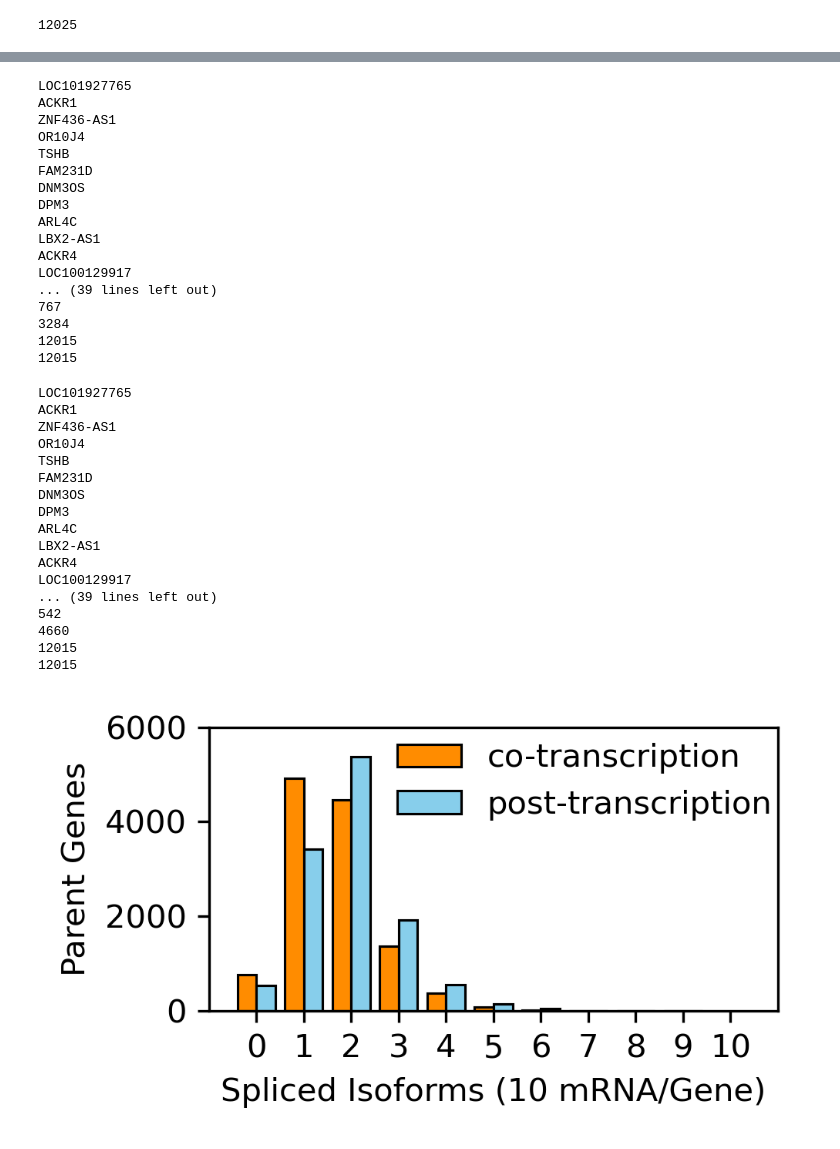
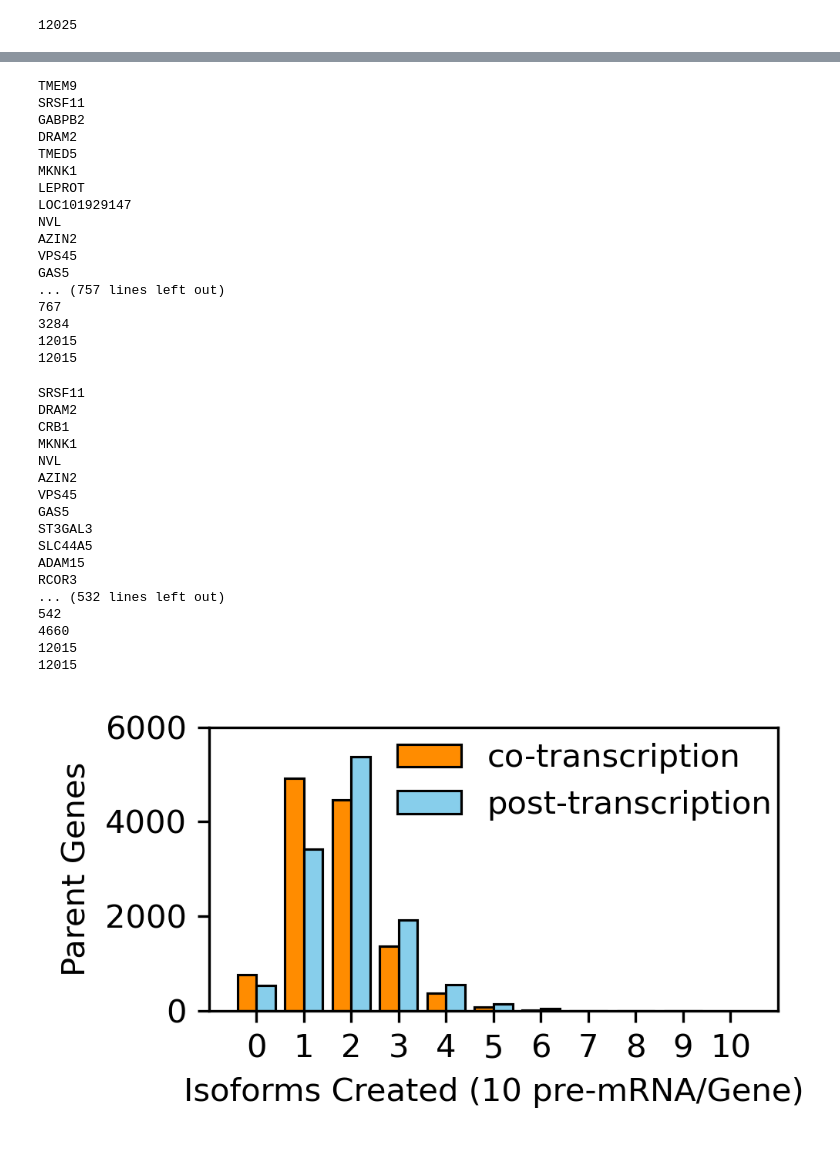
Before and after one commit to Thornburg-Research/isosplicer, a Jupyter notebook: publication_simulations/analysis/analysis_Multi_Isoform_Gene_Summaries.ipynb, the cells around one changed output, grey strips where cells are left out. Saved outputs shown, nothing was run; the diff lists cells and outputs as text; code cells hidden in the pictures.

Commit message:
Updated figure axis label

```diff
--- a/publication_simulations/analysis/analysis_Multi_Isoform_Gene_Summaries.ipynb
+++ b/publication_simulations/analysis/analysis_Multi_Isoform_Gene_Summaries.ipynb
@@ -79,10 +79,12 @@ for gene, summ in coData.items():
 
     if 'isoforms' in summ:
         coSumm['allIsoforms'].append(summ['isoforms'])
-        if summ['isoforms'] == 1:
-            print(gene)
+        # if summ['isoforms'] == 1:
+        #     print(gene)
     if 'mrnaMade' in summ:
         coSumm['allMrnaMade'].append(summ['mrnaMade'])
+        if summ['mrnaMade'] == 0:
+            print(gene)
 
     # except:
     #     print(gene)
@@ -94,19 +96,19 @@ print(len(coSumm['incomplete']))
 print(len(coSumm['allIsoforms']))
 print(len(coSumm['allMrnaMade']))
 # %% [output]
-LOC101927765
-ACKR1
-ZNF436-AS1
-OR10J4
-TSHB
-FAM231D
-DNM3OS
-DPM3
-ARL4C
-LBX2-AS1
-ACKR4
-LOC100129917
-... (39 lines left out)
+TMEM9
+SRSF11
+GABPB2
+DRAM2
+TMED5
+MKNK1
+LEPROT
+LOC101929147
+NVL
+AZIN2
+VPS45
+GAS5
+... (757 lines left out)
 767
 3284
 12015
@@ -143,10 +145,12 @@ for gene, summ in noData.items():
 
     if 'isoforms' in summ:
         noSumm['allIsoforms'].append(summ['isoforms'])
-        if summ['isoforms'] == 1:
-            print(gene)
+        # if summ['isoforms'] == 1:
+        #     print(gene)
     if 'mrnaMade' in summ:
         noSumm['allMrnaMade'].append(summ['mrnaMade'])
+        if summ['mrnaMade'] == 0:
+            print(gene)
 
 print(len(noSumm['errors']))
 print(len(noSumm['noSim']))
@@ -155,19 +159,19 @@ print(len(noSumm['incomplete']))
 print(len(noSumm['allIsoforms']))
 print(len(noSumm['allMrnaMade']))
 # %% [output]
-LOC101927765
-ACKR1
-ZNF436-AS1
-OR10J4
-TSHB
-FAM231D
-DNM3OS
-DPM3
-ARL4C
-LBX2-AS1
-ACKR4
-LOC100129917
-... (39 lines left out)
+SRSF11
+DRAM2
+CRB1
+MKNK1
+NVL
+AZIN2
+VPS45
+GAS5
+ST3GAL3
+SLC44A5
+ADAM15
+RCOR3
+... (532 lines left out)
 542
 4660
 12015
@@ -176,32 +180,32 @@ LOC100129917
 # plt.rcParams.update({'font.size': 14})
 # plt.rcParams.update({"font.family": 'sans-serif'})
 
 # plt.rcParams['figure.dpi'] = 300
 
 # plt.figure(figsize=(3.3,2))
 fig = plt.figure(figsize=(3.4,2))
 
 ax = plt.gca()
 
 bins = [x-0.5 for x in range(0,11)]
 ax.hist([coSumm['allMrnaMade'], noSumm['allMrnaMade']],
         color=['darkorange','skyblue'], edgecolor='k', linewidth=0.75, bins=bins, label=['co-transcription', 'post-transcription'])
 
 ax.set_xlim(-1,11)
 ax.set_ylim(0,6000)
 ax.set_ylabel('Parent Genes')
-ax.set_xlabel('Spliced Isoforms (10 mRNA/Gene)')
+ax.set_xlabel('Isoforms Created (10 pre-mRNA/Gene)')
 
 # ax.set_yscale('log')
 
 ax.xaxis.set_ticks(np.array([0,1,2,3,4,5,6,7,8,9,10]))
 
 ax.legend(frameon=False, bbox_to_anchor=(0.28,0.57))
 
 # fig.set_dpi(300)
 # ax.set_yscale('log')
 plt.tight_layout()
 
 plt.savefig('./multi_gene_isoforms_co_vs_post.png', transparent=True)
 # %% [output]
-[figure, old version]
+[figure, new version]
```
Also changed, not shown: parts of 1 cell of this notebook.
